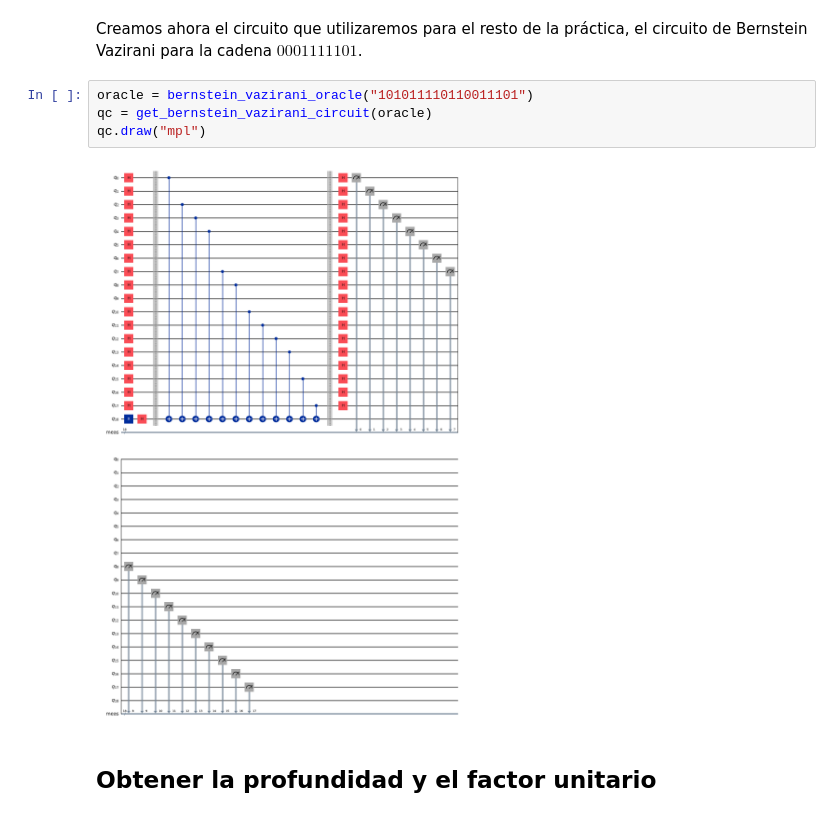
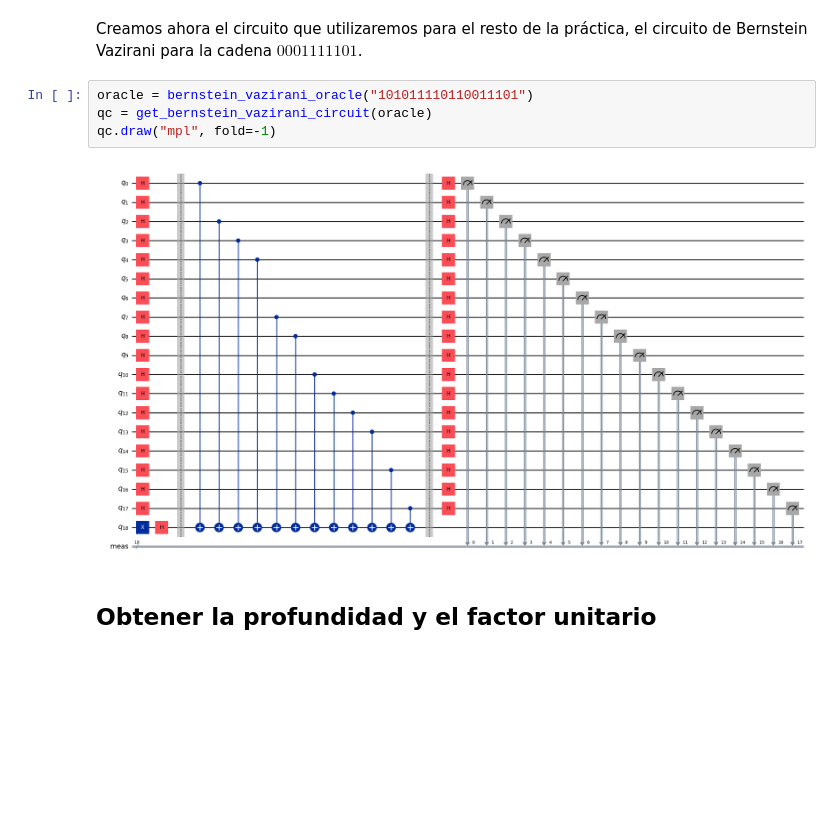
Before and after one commit to estebansuarezcalvoudc/HHCC_Practice, a Jupyter notebook: practica_final/practica_final.ipynb, the cells around one changed output. Cells and saved outputs as stored; diff of their text form; blank space fills up the shorter version.

```diff
--- a/practica_final/practica_final.ipynb
+++ b/practica_final/practica_final.ipynb
@@ -61,9 +61,9 @@ Creamos ahora el circuito que utilizaremos para el resto de la práctica, el cir
 # %%
 oracle = bernstein_vazirani_oracle("101011110110011101")
 qc = get_bernstein_vazirani_circuit(oracle)
-qc.draw("mpl")
+qc.draw("mpl", fold=-1)
 # %% [output]
-[figure, old version]
+[figure, new version]
 # %% [markdown]
 ## Obtener la profundidad y el factor unitario
 # %% [markdown]
```
Also changed, not shown: parts of 5 cells of this notebook.
